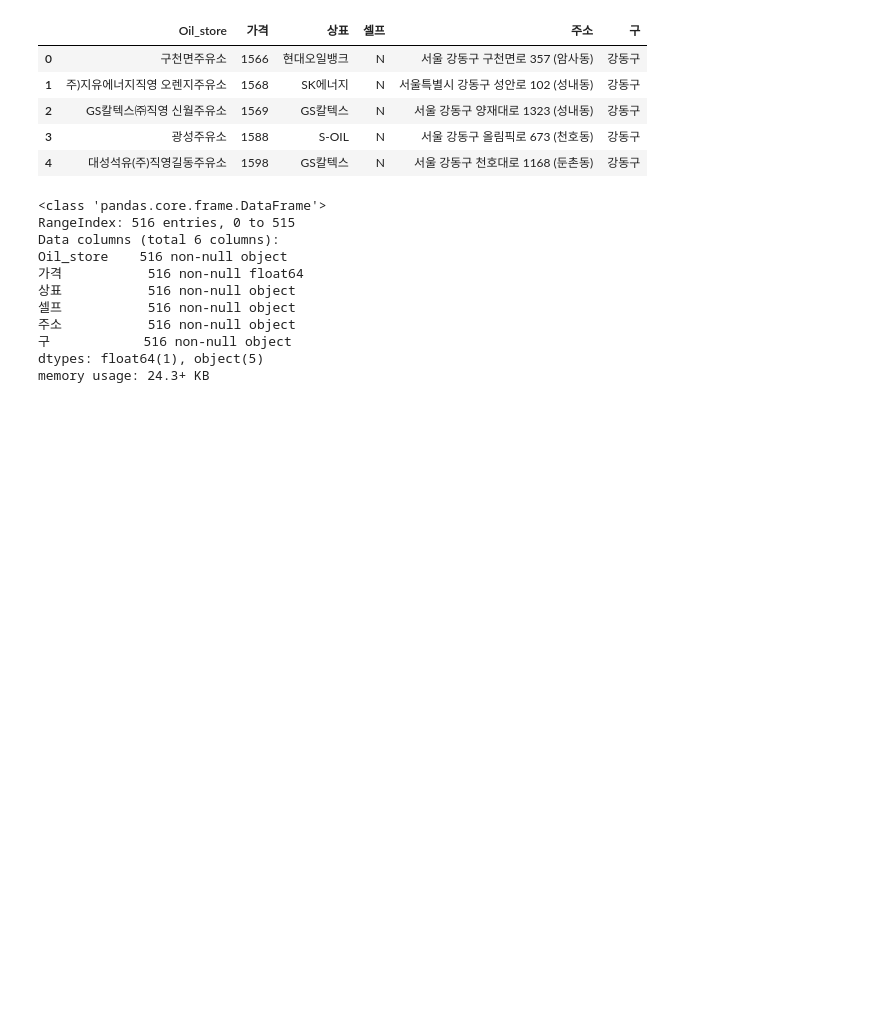
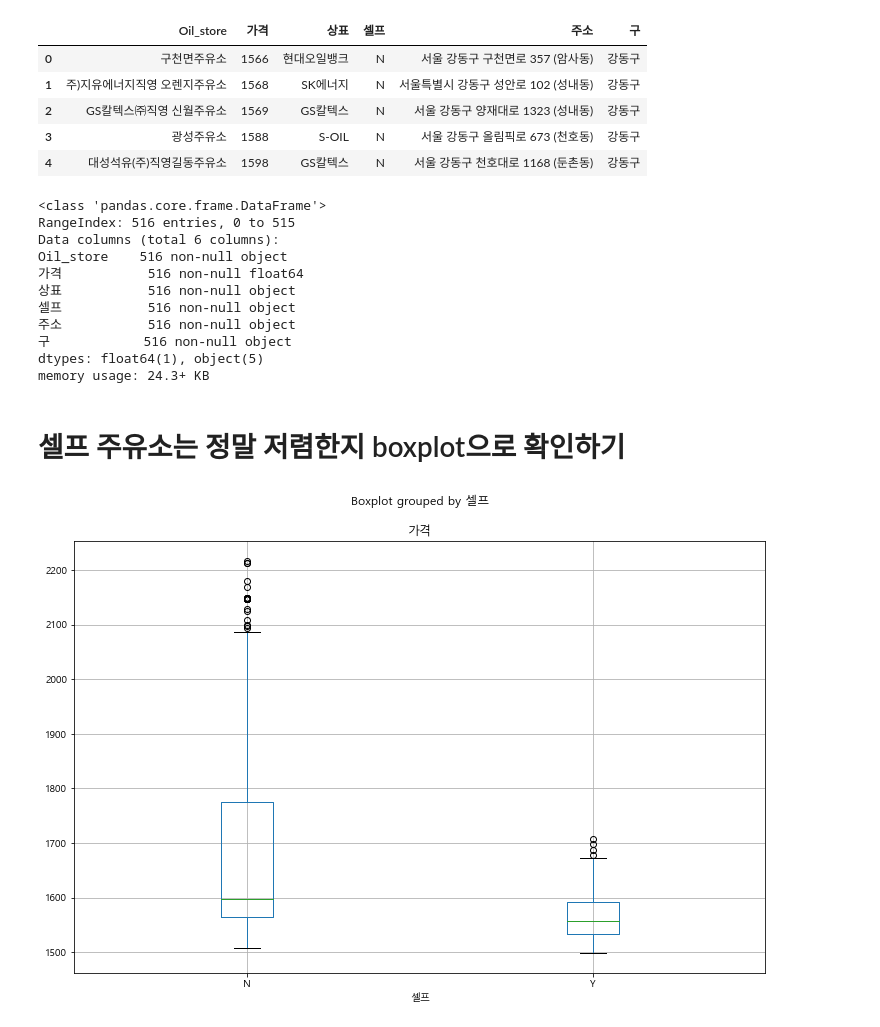
Before and after one commit to insung308/MgtDatabase2018, a Jupyter notebook: 셀프주유소/셀프주유소.ipynb, the cells around one changed output. Cells and saved outputs as stored; diff of their text form; code cells hidden in the pictures; blank space fills up the shorter version.

```diff
--- a/셀프주유소/셀프주유소.ipynb
+++ b/셀프주유소/셀프주유소.ipynb
@@ -269,6 +273,8 @@ Oil_store    516 non-null object
 구            516 non-null object
 dtypes: float64(1), object(5)
 memory usage: 24.3+ KB
+# %% [markdown]
+# 셀프 주유소는 정말 저렴한지 boxplot으로 확인하기
 # %%
 import matplotlib.pyplot as plt
 import seaborn as sns
@@ -285,3 +291,7 @@ elif platform.system()=='Windows':
     rc('font', family=font_name)
 else:
     print('Unknown system.. sorry~~~~')
+# %%
+stations.boxplot(column='가격', by='셀프', figsize=(12,8));
+# %% [output]
+[figure, added]
```
Also changed, not shown: parts of 17 cells of this notebook, 3 other files.
